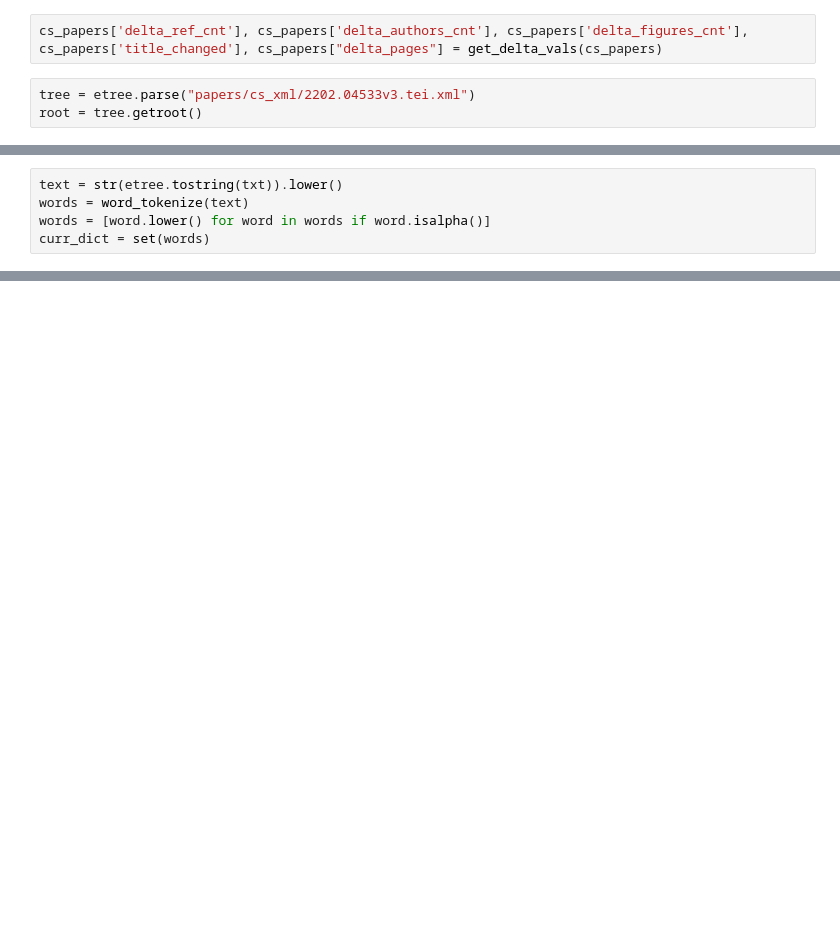
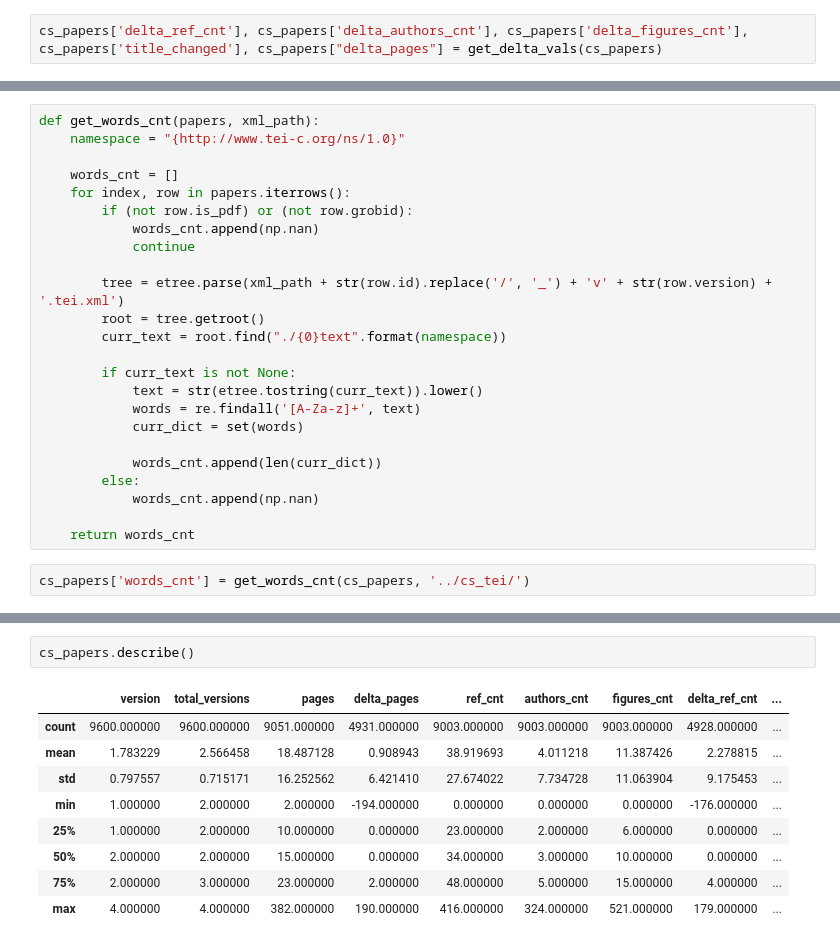
Before and after one commit to andcov/arXiv_preprints_version_analysis, a Jupyter notebook: _analyse.ipynb, the cells around one changed output, grey strips where cells are left out. Saved outputs shown, nothing was run; the diff lists cells and outputs as text; blank space fills up the shorter version.

```diff
--- a/_analyse.ipynb
+++ b/_analyse.ipynb
@@ -202,6 +307,3 @@ def get_delta_vals(papers):
     return delta_ref_cnt, delta_author_cnt, delta_fig_cnt, title_changed, delta_pages
 # %%
 cs_papers['delta_ref_cnt'], cs_papers['delta_authors_cnt'], cs_papers['delta_figures_cnt'], cs_papers['title_changed'], cs_papers["delta_pages"] = get_delta_vals(cs_papers)
-# %%
-tree = etree.parse("papers/cs_xml/2202.04533v3.tei.xml")
-root = tree.getroot()
@@ -210,6 +310,27 @@ txt = root.find(".//{http://www.tei-c.org/ns/1.0}text")
-# %%
-text = str(etree.tostring(txt)).lower()
-words = word_tokenize(text)
-words = [word.lower() for word in words if word.isalpha()]
-curr_dict = set(words)
+# %%
+def get_words_cnt(papers, xml_path):
+    namespace = "{http://www.tei-c.org/ns/1.0}"
+
+    words_cnt = []
+    for index, row in papers.iterrows():
+        if (not row.is_pdf) or (not row.grobid):
+            words_cnt.append(np.nan)
+            continue
+
+        tree = etree.parse(xml_path + str(row.id).replace('/', '_') + 'v' + str(row.version) + '.tei.xml')
+        root = tree.getroot()
+        curr_text = root.find("./{0}text".format(namespace))
+
+        if curr_text is not None:
+            text = str(etree.tostring(curr_text)).lower()
+            words = re.findall('[A-Za-z]+', text)
+            curr_dict = set(words)
+
+            words_cnt.append(len(curr_dict))
+        else:
+            words_cnt.append(np.nan)
+
+    return words_cnt
+# %%
+cs_papers['words_cnt'] = get_words_cnt(cs_papers, '../cs_tei/')
 # %%
@@ -296,0 +380,12 @@ cs_papers.loc[cs_papers.id == "1404.5510"]
+# %%
+cs_papers.describe()
+# %% [output]
+|  | version | total_versions | pages | delta_pages | ref_cnt | authors_cnt | figures_cnt | delta_ref_cnt | ... |
+| count | 9600.000000 | 9600.000000 | 9051.000000 | 4931.000000 | 9003.000000 | 9003.000000 | 9003.000000 | 4928.000000 | ... |
+| mean | 1.783229 | 2.566458 | 18.487128 | 0.908943 | 38.919693 | 4.011218 | 11.387426 | 2.278815 | ... |
+| std | 0.797557 | 0.715171 | 16.252562 | 6.421410 | 27.674022 | 7.734728 | 11.063904 | 9.175453 | ... |
+| min | 1.000000 | 2.000000 | 2.000000 | -194.000000 | 0.000000 | 0.000000 | 0.000000 | -176.000000 | ... |
+| 25% | 1.000000 | 2.000000 | 10.000000 | 0.000000 | 23.000000 | 2.000000 | 6.000000 | 0.000000 | ... |
+| 50% | 2.000000 | 2.000000 | 15.000000 | 0.000000 | 34.000000 | 3.000000 | 10.000000 | 0.000000 | ... |
+| 75% | 2.000000 | 3.000000 | 23.000000 | 2.000000 | 48.000000 | 5.000000 | 15.000000 | 4.000000 | ... |
+| max | 4.000000 | 4.000000 | 382.000000 | 190.000000 | 416.000000 | 324.000000 | 521.000000 | 179.000000 | ... |
```
Also changed, not shown: parts of 23 cells of this notebook, 1 other file.
